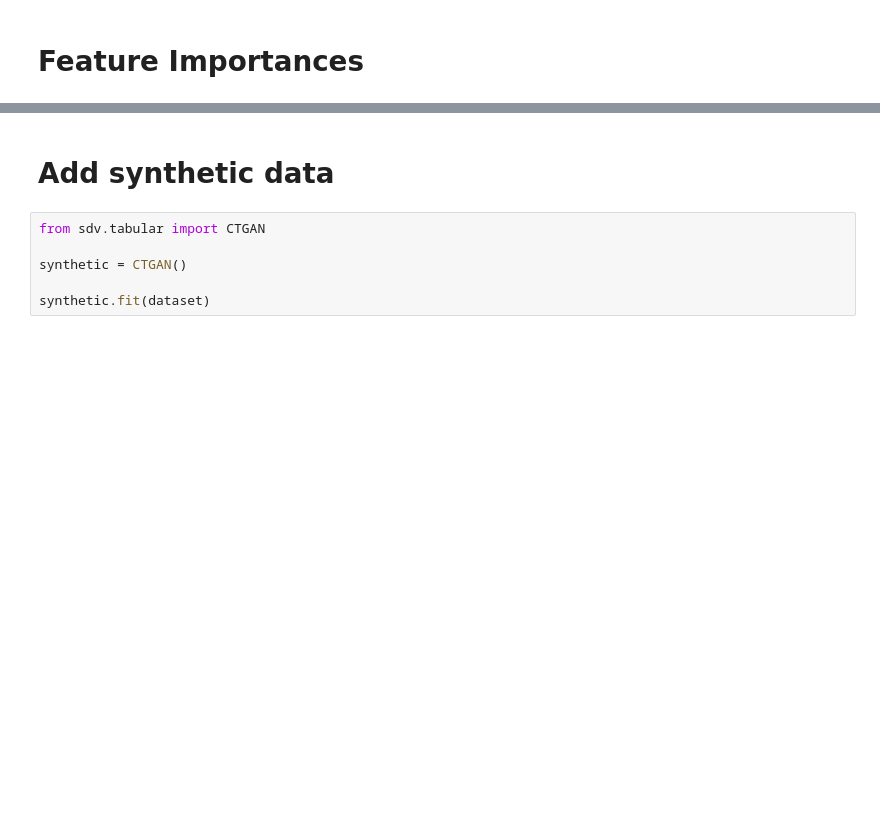
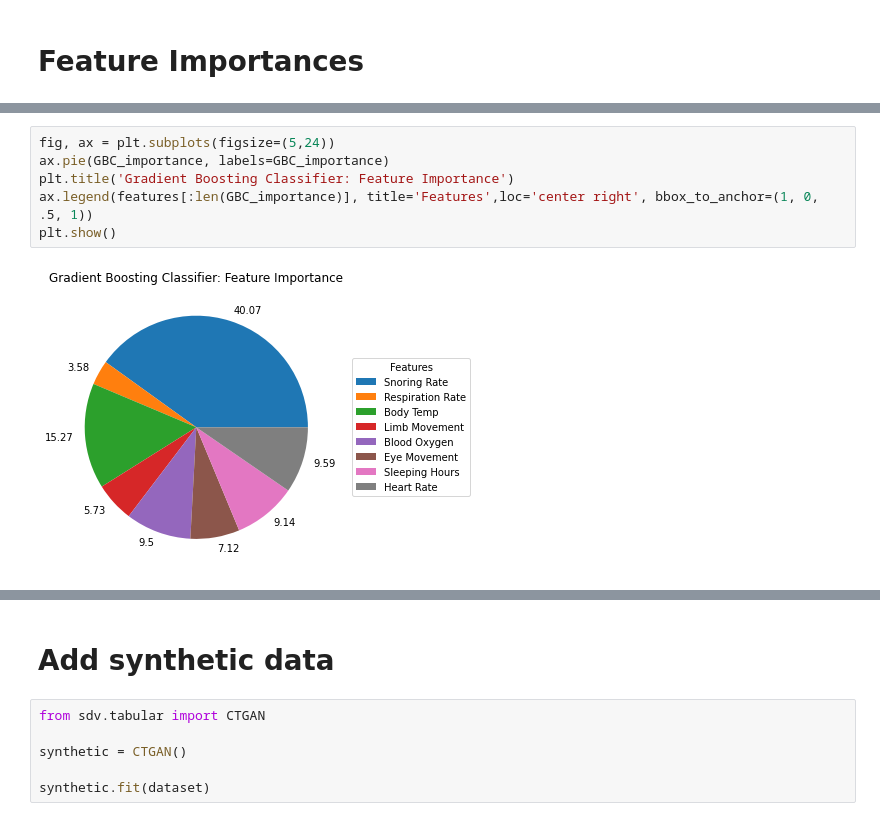
Before and after one commit to mkerekes1427/CAP-4770-Final-Project, a Jupyter notebook: sleep-datascience-notebook.ipynb, the cells around one changed output, grey strips where cells are left out. Drawn from its saved outputs; the diff is of its cells as text; blank space fills up the shorter version.

```diff
--- a/sleep-datascience-notebook.ipynb
+++ b/sleep-datascience-notebook.ipynb
@@ -274,0 +285,8 @@ XGBoost Classifier [0.5498198 0.        0.4501802 0.        0.        0.
+# %%
+fig, ax = plt.subplots(figsize=(5,24))
+ax.pie(GBC_importance, labels=GBC_importance)
+plt.title('Gradient Boosting Classifier: Feature Importance')
+ax.legend(features[:len(GBC_importance)], title='Features',loc='center right', bbox_to_anchor=(1, 0, .5, 1))
+plt.show()
+# %% [output]
+[figure, added]
```
Also changed, not shown: parts of 18 cells of this notebook.
